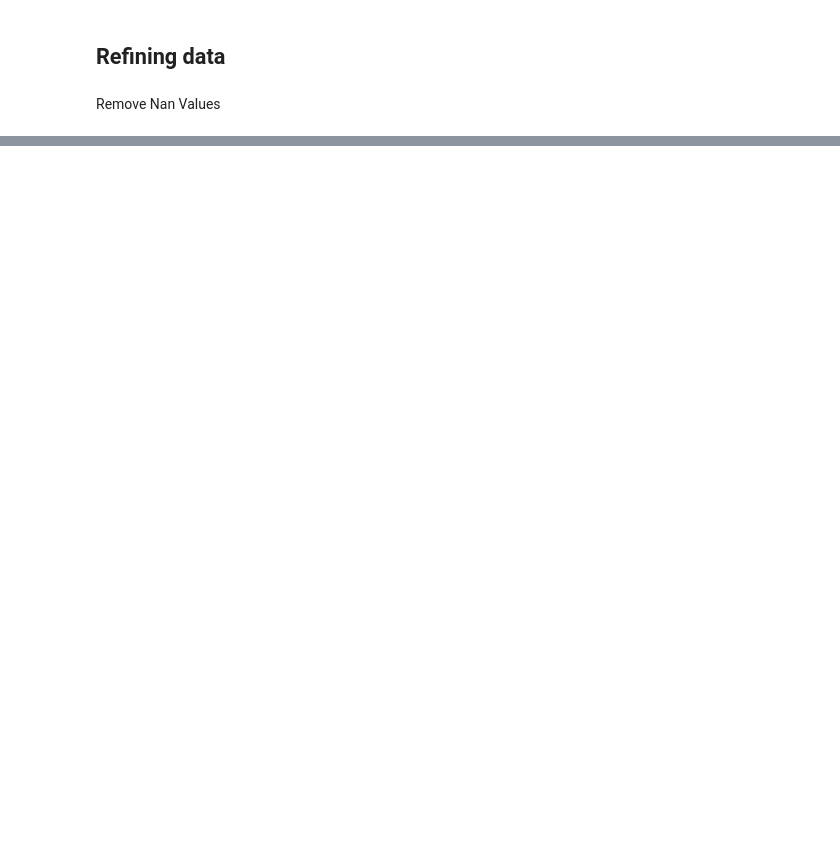
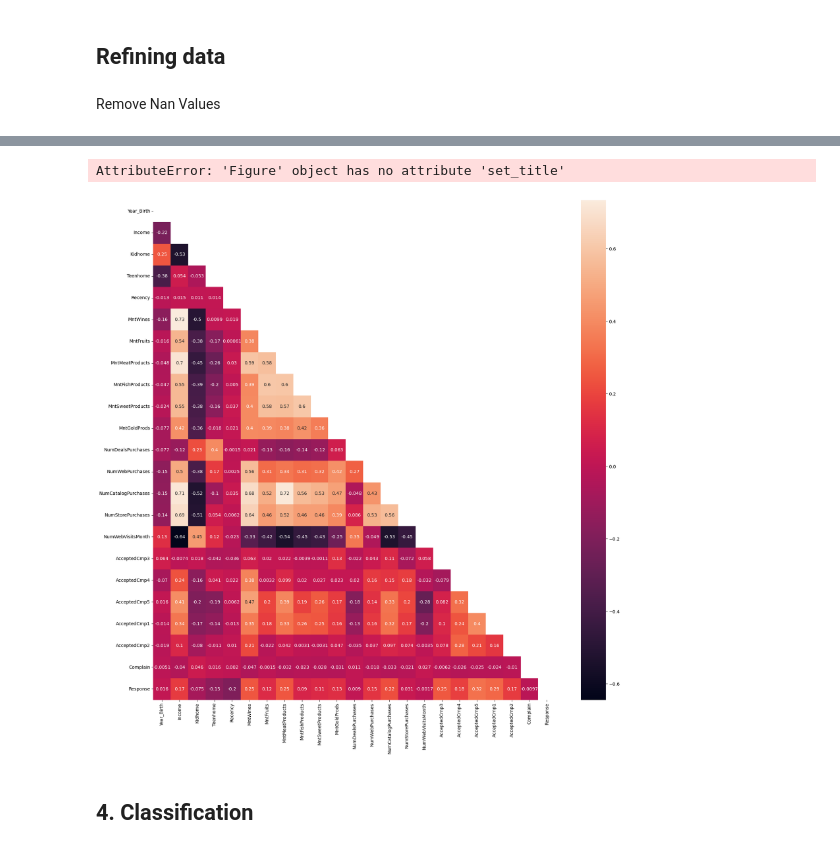
Before and after one commit to marci-nemeth/ML-Notebooks, a Jupyter notebook: Classification/CustomerAnalysis.ipynb, the cells around one changed output, grey strips where cells are left out. Drawn from its saved outputs; the diff is of its cells as text; code cells hidden in the pictures; blank space fills up the shorter version.

```diff
--- a/Classification/CustomerAnalysis.ipynb
+++ b/Classification/CustomerAnalysis.ipynb
@@ -170,0 +142,13 @@ Series([], Name: Income, dtype: float64)
+# %%
+df_corr = filtered_df.loc[:, ~filtered_df.columns.isin(['Z_CostContact',"Z_Revenue"])].corr()
+# print(df_corr)
+fig= plt.figure(figsize=(20,20))
+mask = np.triu(df_corr)
+sns.heatmap(df_corr,annot=True,mask=mask)
+fig.set_title("Correlation of variables")
+plt.show()
+# %% [output]
+AttributeError: 'Figure' object has no attribute 'set_title'
+[figure, added]
+# %% [markdown]
+## 4. Classification
```
Also changed, not shown: parts of 13 cells of this notebook.
